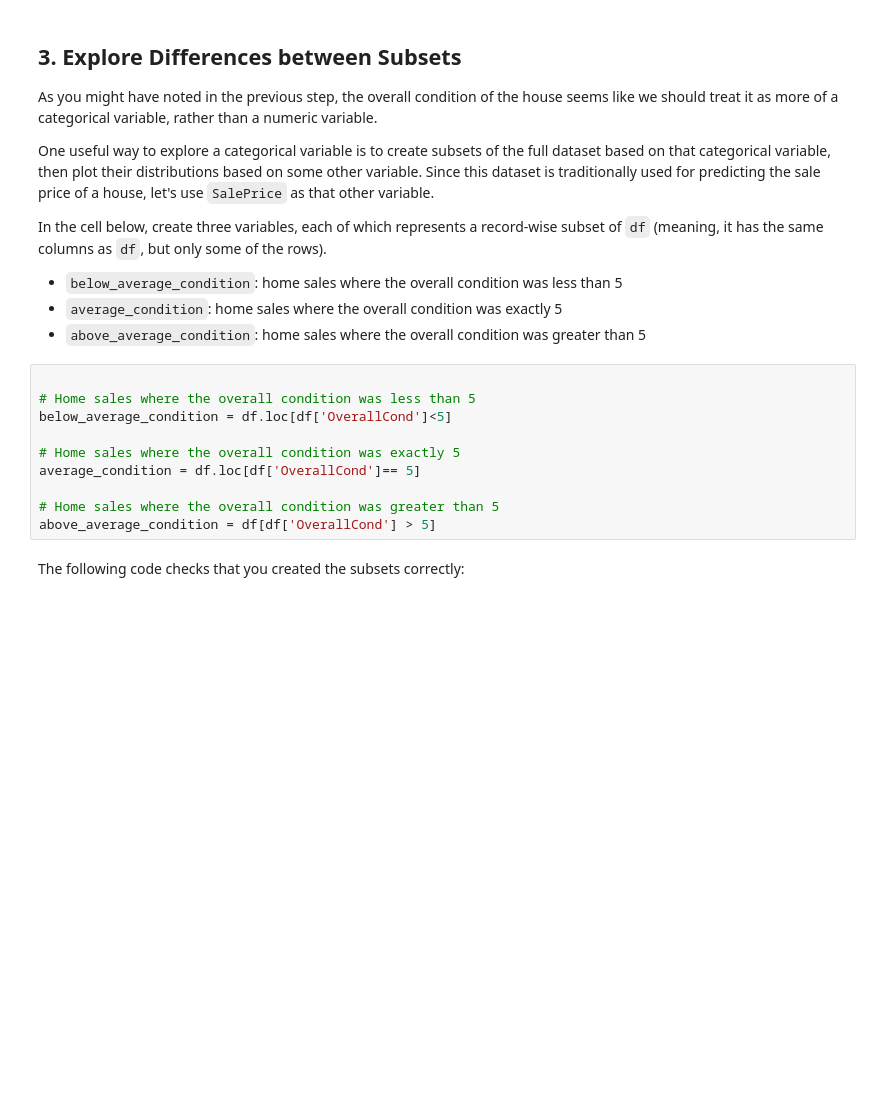
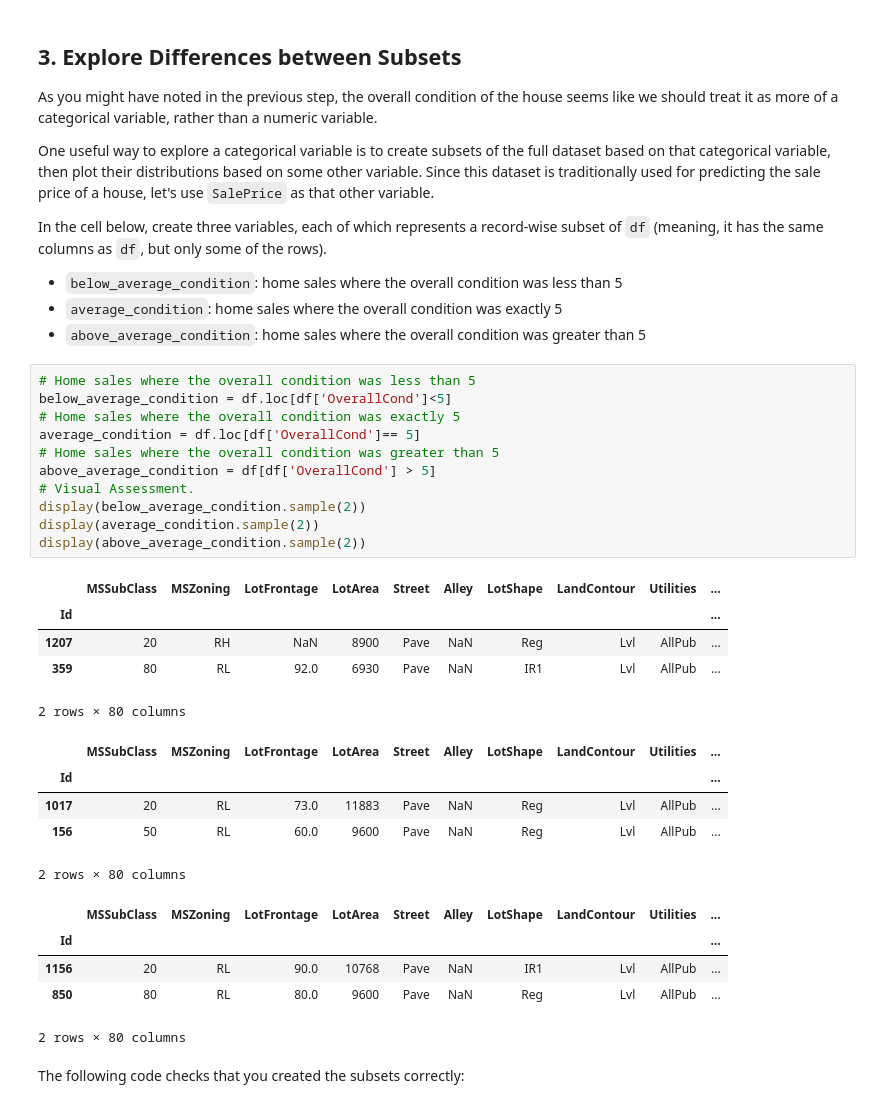
Before and after one commit to Pauline-lab/dsc-pandas-eda-lab, a Jupyter notebook: index.ipynb, the cells around one changed output. Drawn from its saved outputs; the diff is of its cells as text; blank space fills up the shorter version.

```diff
--- a/index.ipynb
+++ b/index.ipynb
@@ -387,15 +387,32 @@ In the cell below, create three variables, each of which represents a record-wis
 * `average_condition`: home sales where the overall condition was exactly 5
 * `above_average_condition`: home sales where the overall condition was greater than 5
 # %%
-
 # Home sales where the overall condition was less than 5
 below_average_condition = df.loc[df['OverallCond']<5]
-
 # Home sales where the overall condition was exactly 5
 average_condition = df.loc[df['OverallCond']== 5]
-
 # Home sales where the overall condition was greater than 5
 above_average_condition = df[df['OverallCond'] > 5]
+# Visual Assessment.
+display(below_average_condition.sample(2))
+display(average_condition.sample(2))
+display(above_average_condition.sample(2))
+# %% [output]
+|  | MSSubClass | MSZoning | LotFrontage | LotArea | Street | Alley | LotShape | LandContour | Utilities | ... |
+| Id |  |  |  |  |  |  |  |  |  | ... |
+| 1207 | 20 | RH | NaN | 8900 | Pave | NaN | Reg | Lvl | AllPub | ... |
+| 359 | 80 | RL | 92.0 | 6930 | Pave | NaN | IR1 | Lvl | AllPub | ... |
+2 rows × 80 columns
+|  | MSSubClass | MSZoning | LotFrontage | LotArea | Street | Alley | LotShape | LandContour | Utilities | ... |
+| Id |  |  |  |  |  |  |  |  |  | ... |
+| 1017 | 20 | RL | 73.0 | 11883 | Pave | NaN | Reg | Lvl | AllPub | ... |
+| 156 | 50 | RL | 60.0 | 9600 | Pave | NaN | Reg | Lvl | AllPub | ... |
+2 rows × 80 columns
+|  | MSSubClass | MSZoning | LotFrontage | LotArea | Street | Alley | LotShape | LandContour | Utilities | ... |
+| Id |  |  |  |  |  |  |  |  |  | ... |
+| 1156 | 20 | RL | 90.0 | 10768 | Pave | NaN | IR1 | Lvl | AllPub | ... |
+| 850 | 80 | RL | 80.0 | 9600 | Pave | NaN | Reg | Lvl | AllPub | ... |
+2 rows × 80 columns
 # %% [markdown]
 The following code checks that you created the subsets correctly:
 # %%
```
Also changed, not shown: parts of 10 cells of this notebook.
